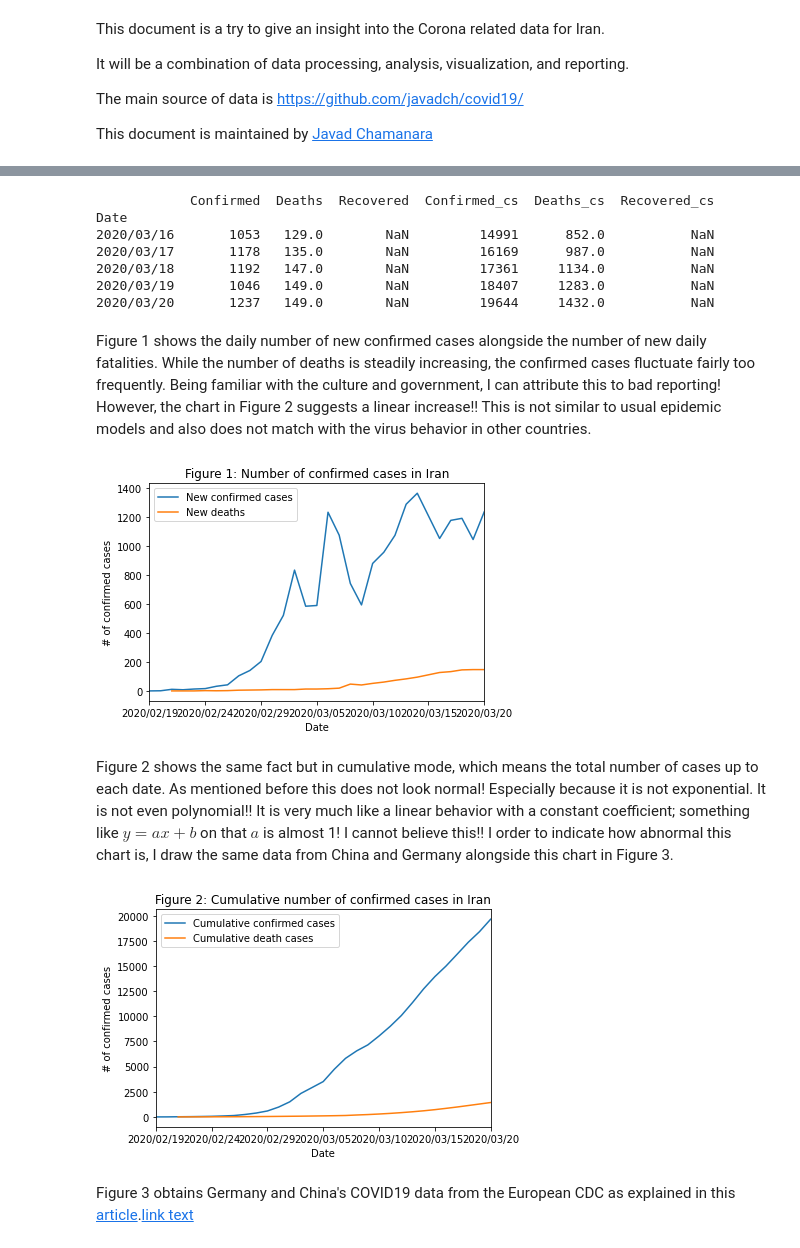
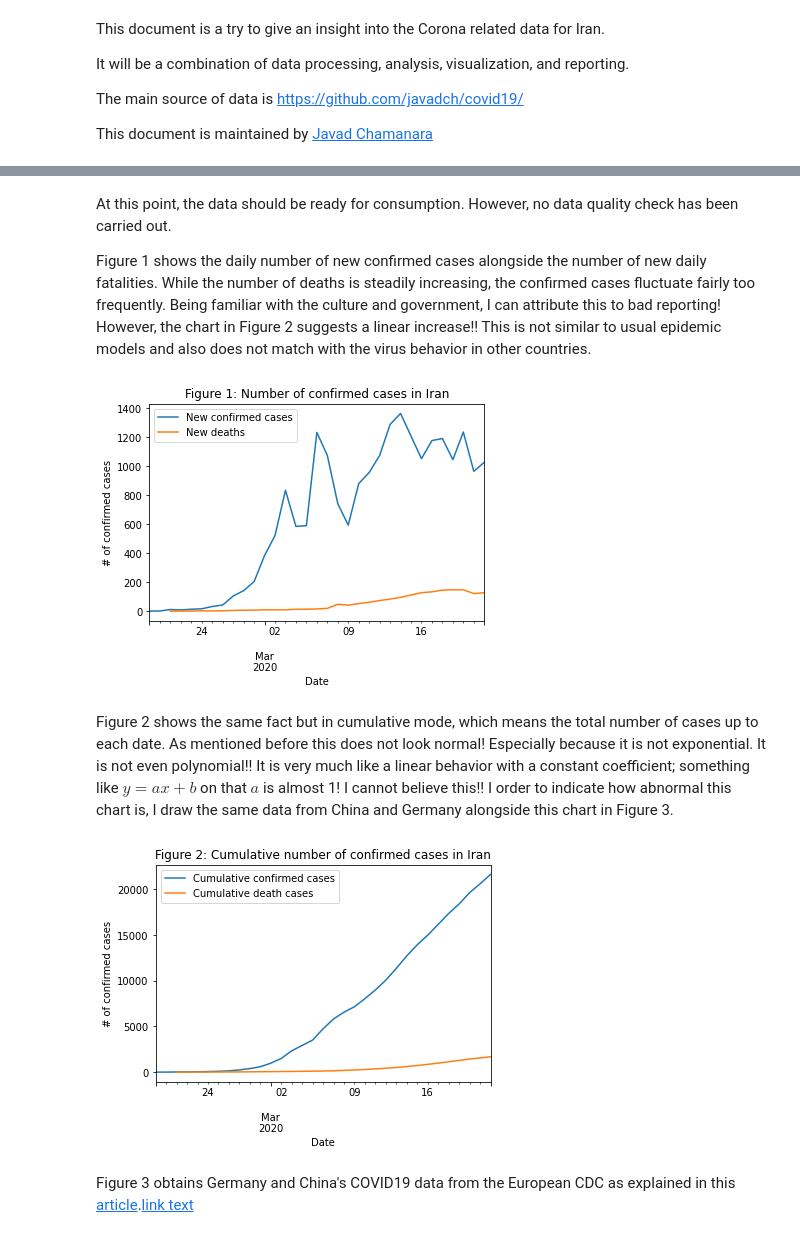
Before and after one commit to javadch/covid19, a Jupyter notebook: Covid19_Cases_Iran.ipynb, the cells around one changed output, grey strips where cells are left out. Drawn from its saved outputs; the diff is of its cells as text; code cells hidden in the pictures.

Commit message:
Updated the URL to Iran's data

```diff
--- a/Covid19_Cases_Iran.ipynb
+++ b/Covid19_Cases_Iran.ipynb
@@ -16,10 +16,7 @@ import io
 import math
 import matplotlib.pyplot as plt
 
-# Loading data from the CSV version of the COVID-19-Iran dataset from GitHub
-url = 'https://raw.githubusercontent.com/javadch/covid19/master/data/ir/Covid19_Cases_Iran.csv'
-# receives the content of the URL
-content=requests.get(url).content
-# Internbally reconstructs the CSV format and transforms it to a data frame
-data=pd.read_csv(io.StringIO(content.decode('utf-8')))
-# print(data)
+# Loading data
+urlIR = 'https://github.com/javadch/covid19/raw/master/data/ir/Covid19_Cases_Iran.xlsx'
+iran = pd.read_excel(urlIR, sheet_name='csv', index_col=0).sort_values(by=['DateRep'], ascending=True)
+print(iran.tail(5))
@@ -31,40 +33,25 @@ At this point, the data should be ready for consumption. However, no data qualit
-# %%
-iran = data[['Date', 'Confirmed', 'Deaths', 'Recovered']].copy().sort_values(by=['Date'], ascending=True)
-pd.to_datetime(iran['Date'])
-iran.set_index("Date", inplace = True)
-#iran['Confirmed_cs'] = pd.Series(iran['Confirmed'].cumsum())
-#iran['Deaths_cs'] = pd.Series(iran['Deaths'].cumsum())
-#iran['Recovered_cs'] = pd.Series(iran['Recovered'].cumsum())
-
-print(iran.tail(5))
-# %% [output]
-            Confirmed  Deaths  Recovered  Confirmed_cs  Deaths_cs  Recovered_cs
-Date
-2020/03/16       1053   129.0        NaN         14991      852.0           NaN
-2020/03/17       1178   135.0        NaN         16169      987.0           NaN
-2020/03/18       1192   147.0        NaN         17361     1134.0           NaN
-2020/03/19       1046   149.0        NaN         18407     1283.0           NaN
-2020/03/20       1237   149.0        NaN         19644     1432.0           NaN
 # %% [markdown]
+At this point, the data should be ready for consumption. However, no data quality check has been carried out.
+
 Figure 1 shows the daily number of new confirmed cases alongside the number of new daily fatalities.
 While the number of deaths is steadily increasing, the confirmed cases fluctuate fairly too frequently. Being familiar with the culture and government, I can attribute this to bad reporting! However, the chart in Figure 2 suggests a linear increase!!
 This is not similar to usual epidemic models and also does not match with the virus behavior in other countries.
 # %%
-iran['Confirmed'].plot(legend = True, label = 'New confirmed cases')
+iran['Cases'].plot(legend = True, label = 'New confirmed cases')
 iran['Deaths'].plot(legend = True, label = 'New deaths')
 plt.xlabel('Date')
 plt.ylabel('# of confirmed cases')
 plt.title("Figure 1: Number of confirmed cases in Iran")
 plt.legend()
 plt.show()
 # %% [output]
-[figure, old version]
+[figure, new version]
 # %% [markdown]
 Figure 2 shows the same fact but in cumulative mode, which means the total number of cases up to each date.
 As mentioned before this does not look normal! Especially because it is not exponential. It is not even polynomial!! It is very much like a linear behavior with a constant coefficient; something like $y = ax+b$ on that $a$ is almost 1! I cannot believe this!!
 I order to indicate how abnormal this chart is, I draw the same data from China and Germany alongside this chart in Figure 3.
 # %%
-iran['Confirmed'].cumsum().plot(label = 'Cumulative confirmed cases')
+iran['Cases'].cumsum().plot(label = 'Cumulative confirmed cases')
 iran['Deaths'].cumsum().plot(label = 'Cumulative death cases')
 plt.xlabel('Date')
 plt.ylabel('# of confirmed cases')
@@ -72,7 +59,7 @@ plt.title("Figure 2: Cumulative number of confirmed cases in Iran")
 plt.legend()
 plt.show()
 # %% [output]
-[figure, old version]
+[figure, new version]
 # %% [markdown]
 Figure 3 obtains Germany and China's COVID19 data from the European CDC as explained in this [article](https://colab.research.google.com/drive/1W0Z7Ya_Waxxr9xbvPneSBj5dMVogrcK0).[link text](https://)
 # %%
```
Also changed, not shown: parts of 7 cells of this notebook.
